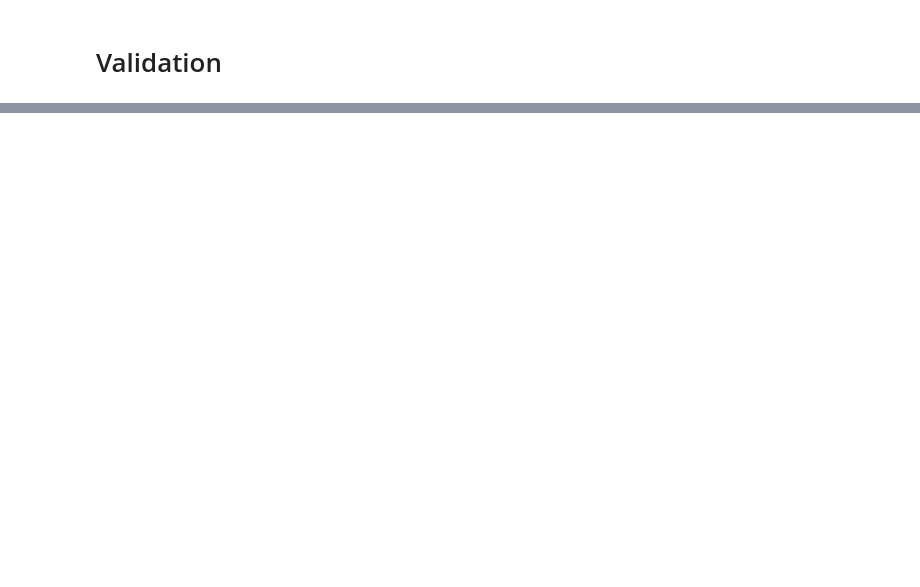
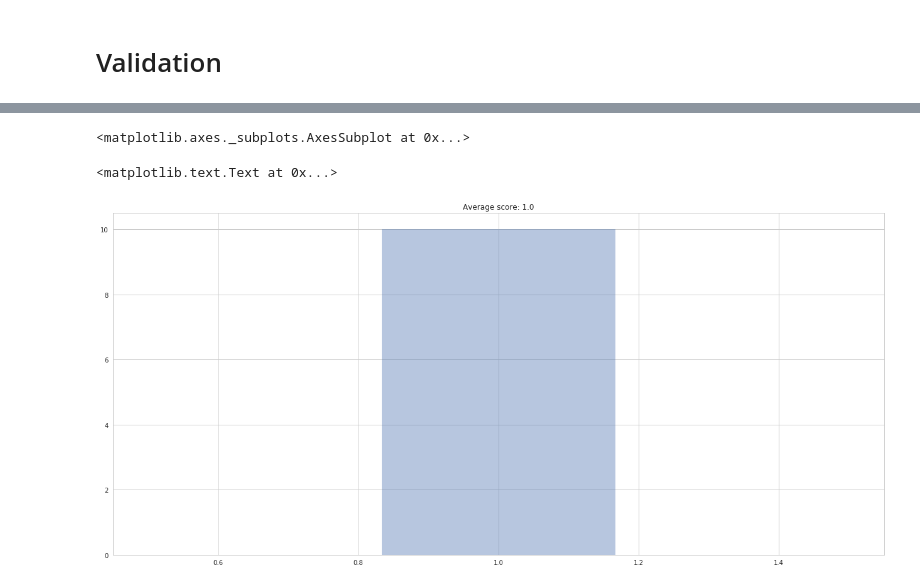
Before and after one commit to josefinaxberg/Intro-ML_Udacity, a Jupyter notebook: final_project/FinalProject_TheEnronFraud.ipynb, the cells around one changed output, grey strips where cells are left out. Saved outputs shown, nothing was run; the diff lists cells and outputs as text; code cells hidden in the pictures; blank space fills up the shorter version.

```diff
--- a/final_project/FinalProject_TheEnronFraud.ipynb
+++ b/final_project/FinalProject_TheEnronFraud.ipynb
@@ -302,0 +472,10 @@ clf.score(testing_inputs, testing_scores)
+# %%
+decision_tree_classifier = DecisionTreeClassifier(max_depth=1)
+
+cv_scores = cross_val_score(decision_tree_classifier, X, Y, cv=10)
+sns.distplot(cv_scores, kde=False)
+plt.title('Average score: {}'.format(np.mean(cv_scores)))
+# %% [output]
+<matplotlib.axes._subplots.AxesSubplot at 0x...>
+<matplotlib.text.Text at 0x...>
+[figure, added]
```
Also changed, not shown: parts of 41 cells of this notebook.
